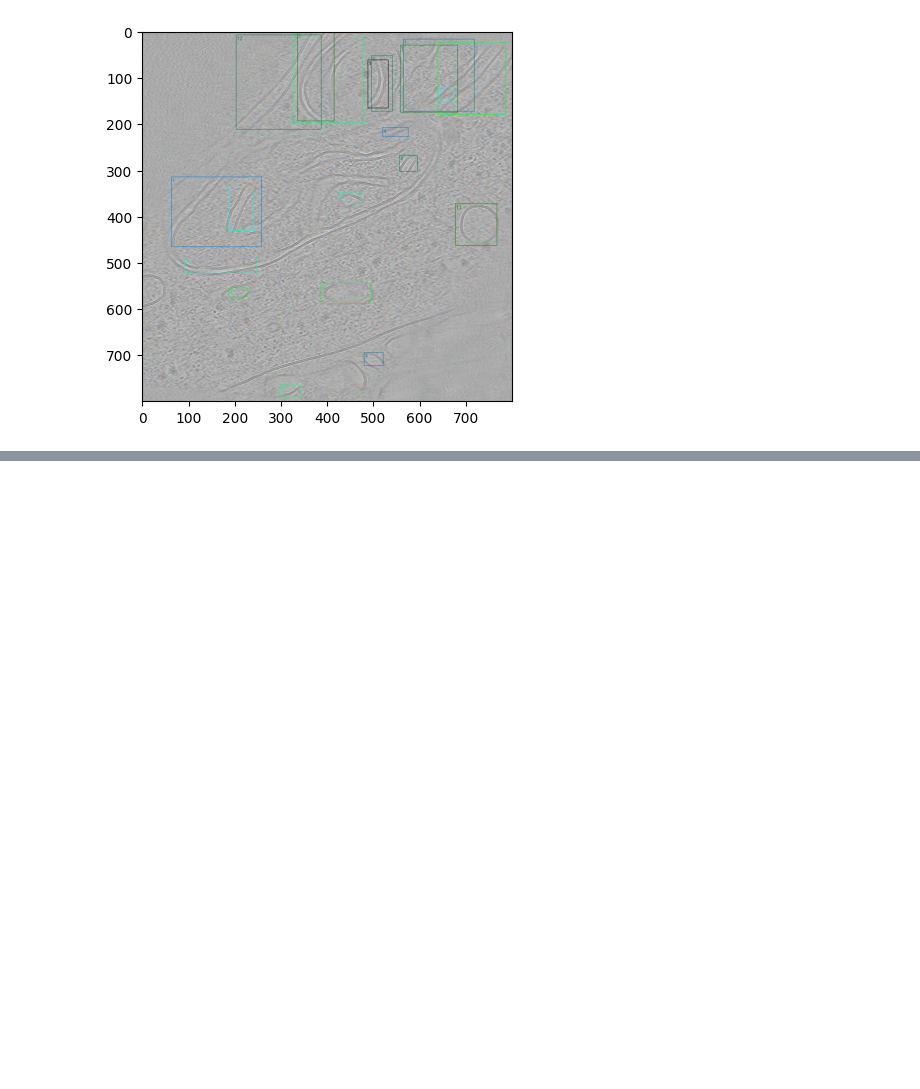
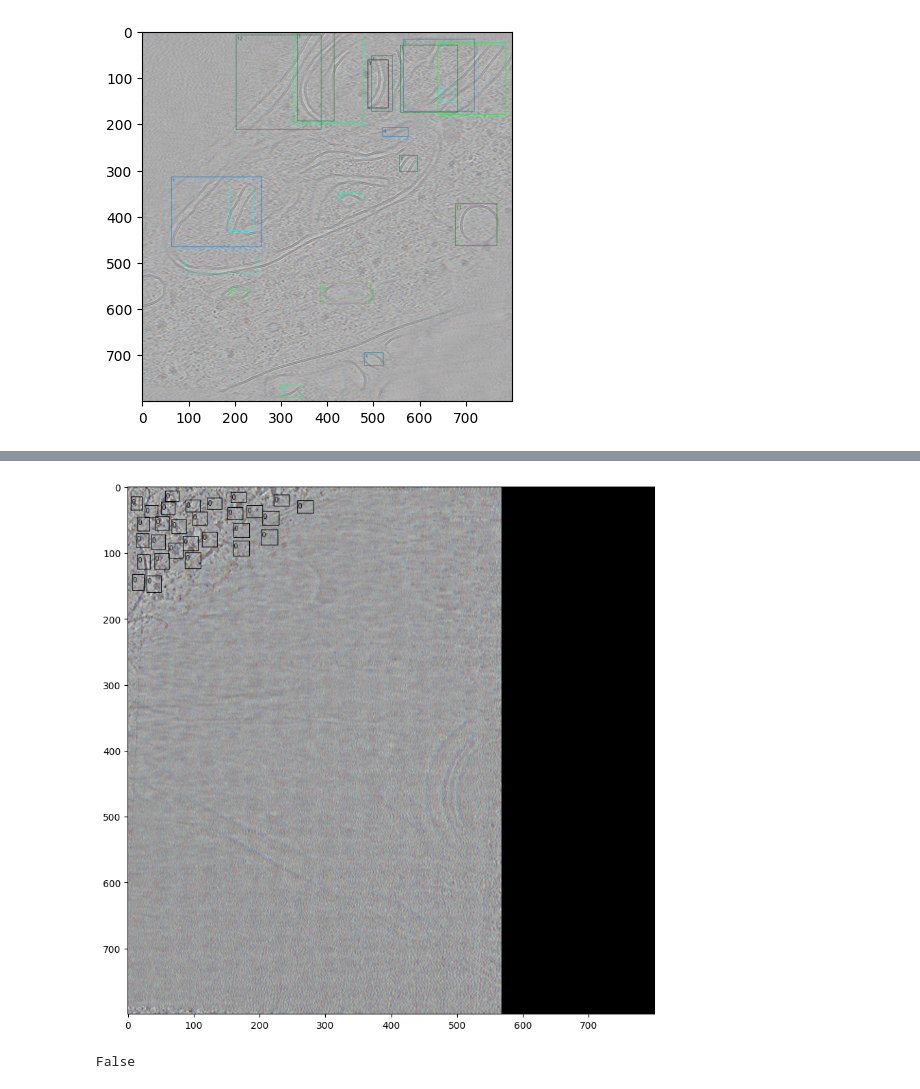
Before and after one commit to tyfei0216/cryoem, a Jupyter notebook: test.ipynb, the cells around one changed output, grey strips where cells are left out. Saved outputs shown, nothing was run; the diff lists cells and outputs as text; code cells hidden in the pictures; blank space fills up the shorter version.

```diff
--- a/test.ipynb
+++ b/test.ipynb
@@ -186,0 +297,18 @@ utils.drawannotation(img.cpu().numpy(), t)
+# %%
+losses = []
+model = model.to(1)
+model.lr = 1e-3
+model.lr_backbone = 0.0
+model.lr_encoder = 0.0
+opt = model.configure_optimizers()
+# %%
+
+for i in range(1000):
+    model.train()
+    loss, loss_dict = model.common_step(data)
+    opt.zero_grad()
+    loss.backward()
+    opt.step()
+    losses.append(loss.item())
+    if i % 10 == 0:
+        print(i, loss_dict)
@@ -186,0 +334,14 @@ utils.drawannotation(img.cpu().numpy(), t)
+# %%
+output = model(pixel_values=data["pixel_values"].unsqueeze(0).float(), pixel_mask=data["pixel_mask"].unsqueeze(0).float())
+o = {}
+o["pred_boxes"] = output["other"]["pred_boxes"]
+o["logits"] = output["other"]["logits"]
+# %%
+importlib.reload(utils)
+target_sizes = [(800, 800)]
+results = utils.postSegmentationTreatment(output["ribo"], 0.35, target_sizes, mask_threshold=None)
+result = results[0]
+
+keep = utils.bbnms(0.01, result["boxes"], result["scores"], result["labels"])
+for i in result:
+    result[i] = result[i][keep]
@@ -186,0 +369,13 @@ utils.drawannotation(img.cpu().numpy(), t)
+# %%
+img = data["pixel_values"]
+t = utils.toTarget(result, img.shape[1:])
+importlib.reload(utils)
+drawannotation(img.cpu().numpy(), t)
+# %% [output]
+[figure, added]
+# %%
+a = torch.randn((2,3,4))
+b = torch.randn((2,4,4))
+a.shape == b.shape
+# %% [output]
+False
```
Also changed, not shown: parts of 15 cells of this notebook, 4 other files.
